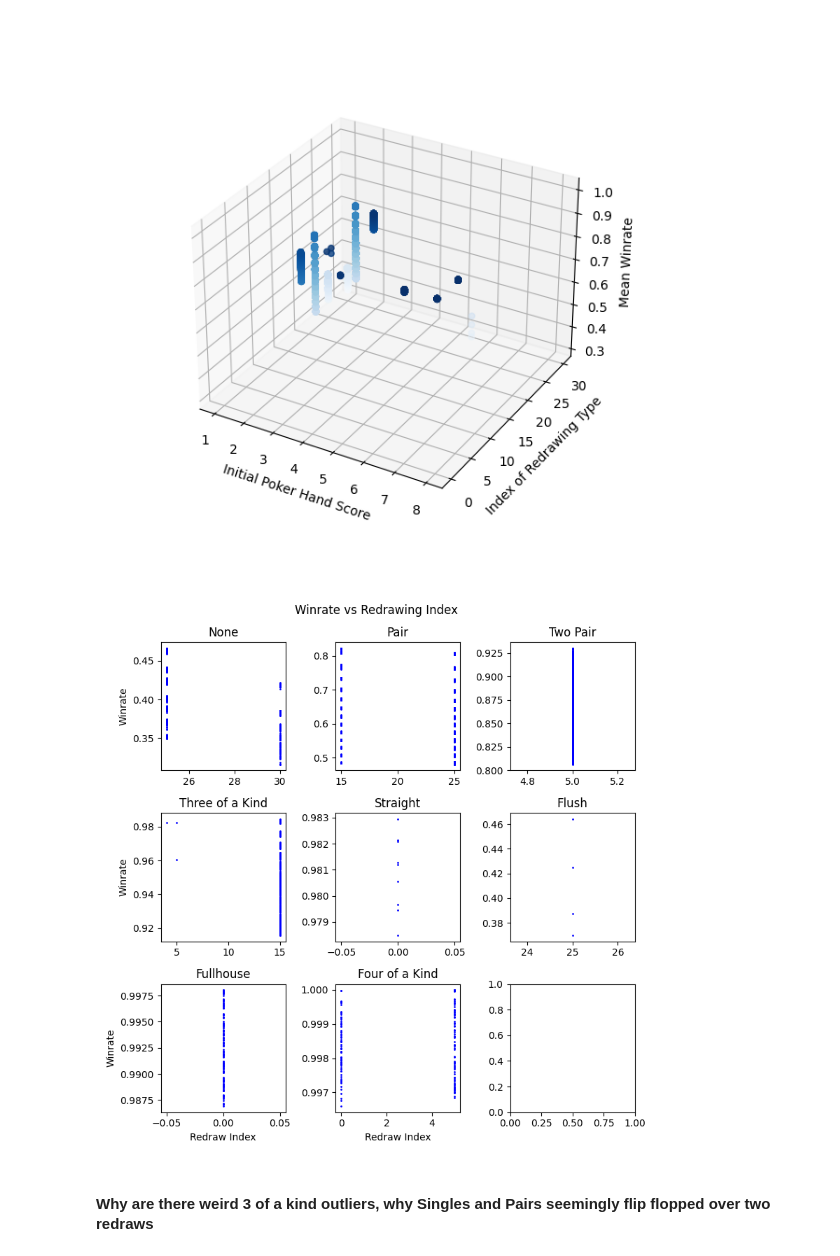
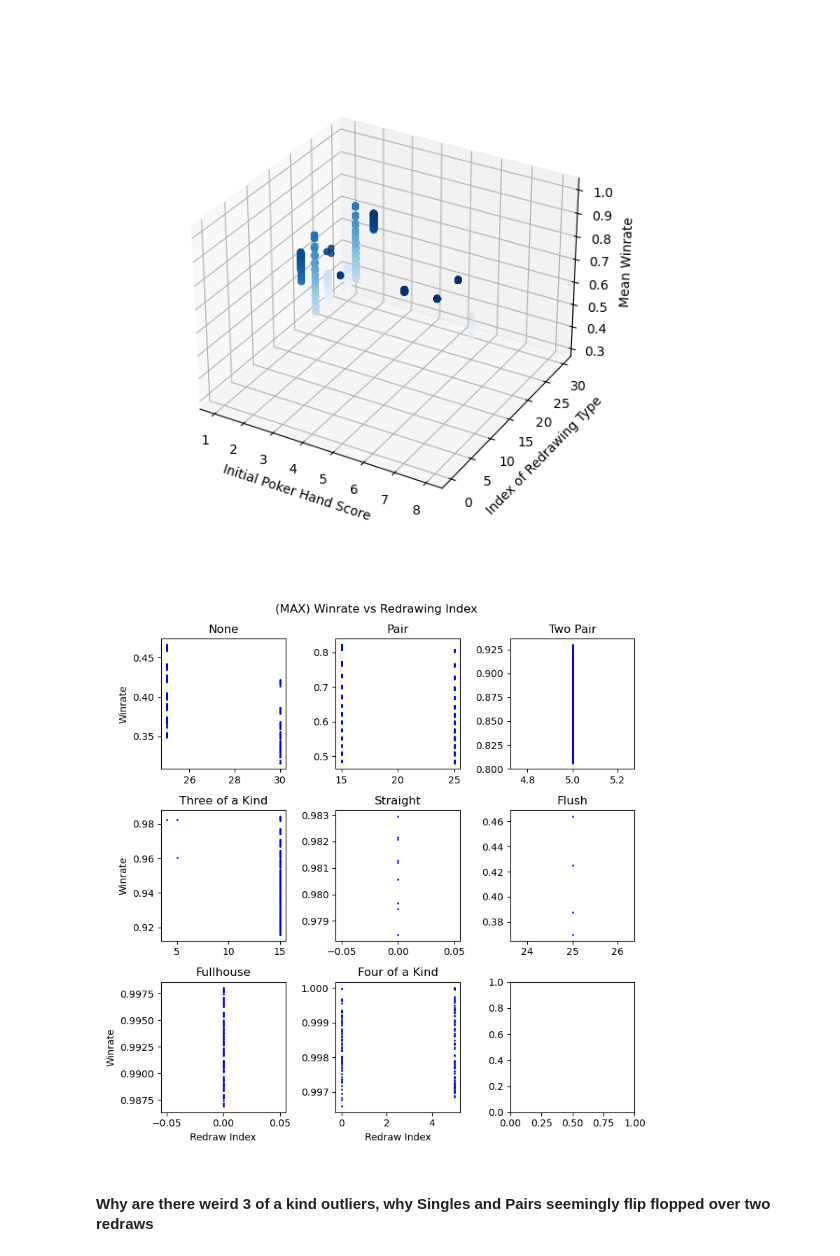
Before and after one commit to Guenthnerclan/5-Card-Draw-Poker-Optimal-Play, a Jupyter notebook: Winrate Analysis.ipynb, the cells around one changed output. Saved outputs shown, nothing was run; the diff lists cells and outputs as text; code cells hidden in the pictures.

```diff
--- a/Winrate Analysis.ipynb
+++ b/Winrate Analysis.ipynb
@@ -41,5 +46,11 @@ card_label_dict = {1:["High Card","2nd Highest","3rd Highest","4th Highest","Low
 # %%
-df = pd.read_csv("Hand Winrates.csv")
+#Read baseline winrates dataset
+__location__ = os.path.realpath(os.path.join(os.getcwd(), os.path.dirname("Hand Winrates.csv"))) #Grab relative location of this file
+#__location__ = os.path.join(__location__,"1 AI Value Based") #For some reason the current subfolder is unknown to the getcwd so adding manually
+
+df = pd.read_csv(os.path.join(__location__,"Hand Winrates.csv"))
+
+#Add in columns for the value per card in hand, easier than using the Hand List column
 hand_card_values = [[],[],[],[],[]]
 for i in range(len(df)):
     aa = ast.literal_eval(df["Hand List"].iloc[i])
@@ -49,20 +60,23 @@ for i in range(5):
     s = "Card "+str(i+1)
     df[s] = hand_card_values[i]
 hands = pd.unique(df["Hand List"])
+
+#Add in ranking value by mean winrate per hand
+#Conveniently the data is already sorted by handlist and mean winrate
+##Search doown until curr winrate > previous, then reset count
+rankings = []
+rank = 1
+for row in range(len(df)):
+    if row > 0 and df["Winrate"].iloc[row] > df["Winrate"].iloc[row-1]:#If this winrate > previous one, we know we've jumped to the next hand
+        rank = 1 #Reset rank for next check
+    #Add the rank and increment
+    rankings.append(rank)
+    rank+=1
+#Add to the dataframe
+df["Ranking"] = rankings
 # %%
 uniques = pd.unique(df["Hand List"]) #Get the unique hand entries
 redraw_index = []
 for row in range(len(df.index)):
     redraw_index.append(redraw_combs[tuple(ast.literal_eval(df["Index Remove"][row]))]) #Convert removal list into removal index and add in
 df["Redraw Index"] = redraw_index
-# %%
-#Making df of only best redrawing per hand
-df_max = pd.read_csv("Best Winrates.csv")
-hand_card_values = [[],[],[],[],[]]
-for i in range(len(df_max)):
-    aa = ast.literal_eval(df_max["Hand List"].iloc[i])
-    for i in range(5):
-        hand_card_values[i].append(aa[i])
-for i in range(5):
-    s = "Card "+str(i+1)
-    df_max[s] = hand_card_values[i]
@@ -117,22 +159,22 @@ ax.set_zlabel('Mean Winrate');
 # %%
 fig, axs = plt.subplots(3,3)
 fig.set_figheight(8)
 fig.set_figwidth(8)
 for i in range(1,9):
-    df_select_max = df_max[df_max["Hand Score"] == i]
+    df_select_max = df[(df["Ranking"] == 1) & (df["Hand Score"] == i)]
     axs[math.floor((i-1)/3),(i-1)%3].plot(df_select_max["Redraw Index"],df_select_max["Winrate"],'bo',markersize=1)
     if (i-1)%3 == 0:
         axs[math.floor((i-1)/3),(i-1)%3].set_ylabel("Winrate")
     if math.floor((i-1)/3)== 2:
         axs[math.floor((i-1)/3),(i-1)%3].set_xlabel('Redraw Index')
     try:
         axs[math.floor((i-1)/3),(i-1)%3].set_title(score_test_dict[i])
     except:
         pass
-fig.suptitle("Winrate vs Redrawing Index")
+fig.suptitle("(MAX) Winrate vs Redrawing Index")
 fig.tight_layout();
 # %% [output]
-[figure, old version]
+[figure, new version]
 # %% [markdown]
 #### Why are there weird 3 of a kind outliers, why Singles and Pairs seemingly flip flopped over two redraws
 # %%
```
Also changed, not shown: parts of 46 cells of this notebook, 6 other files.
